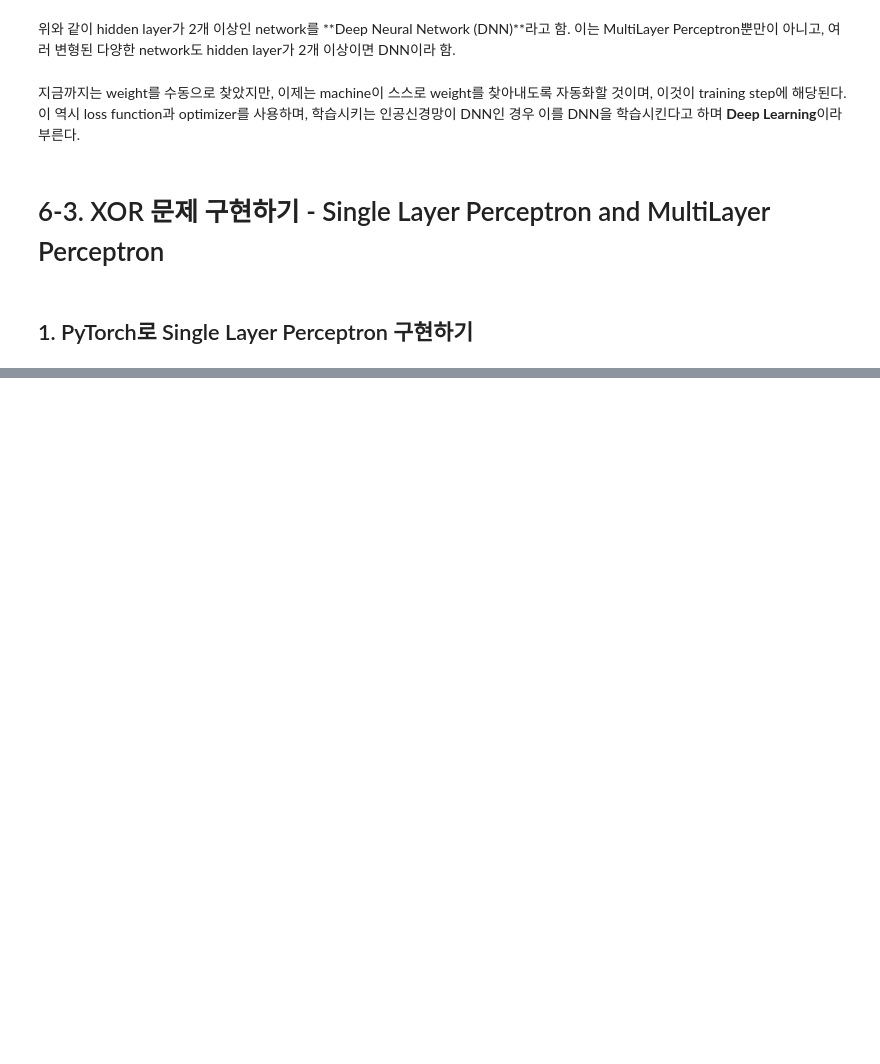
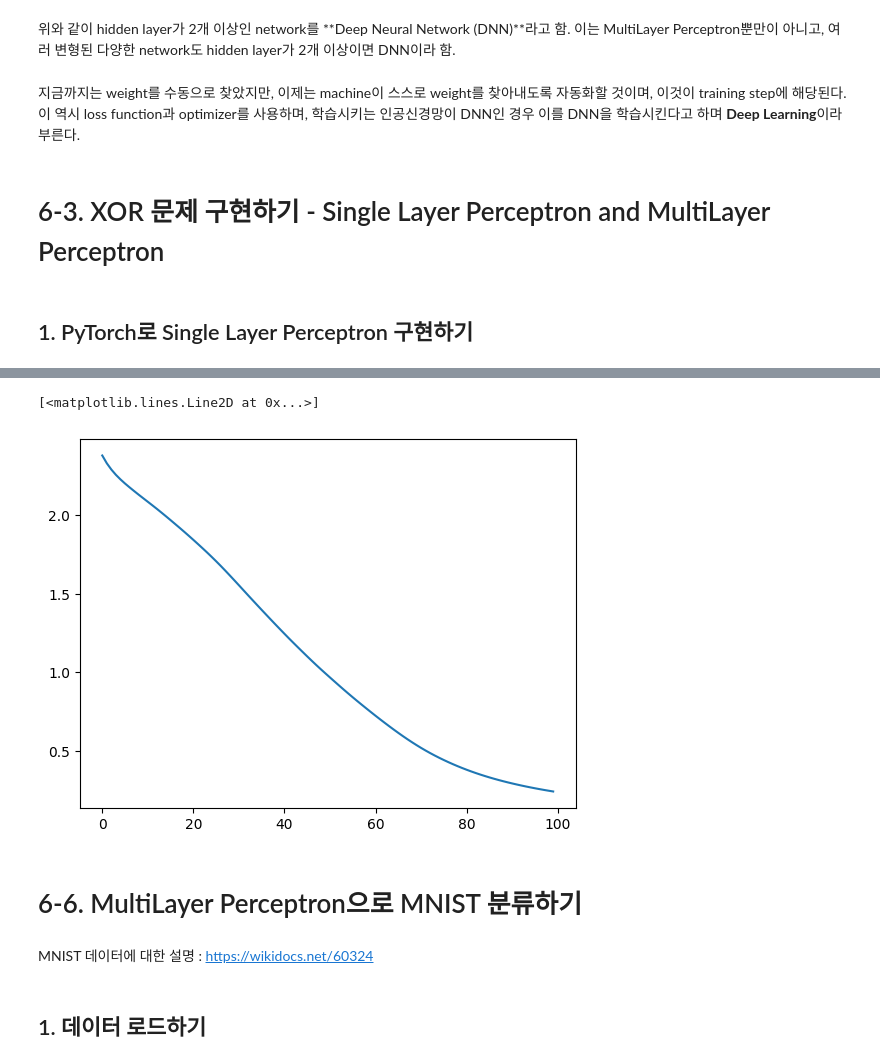
Before and after one commit to WoojinCho-Ryan/Studying-Pytorch, a Jupyter notebook: 6_Artificial_Neural_Network.ipynb, the cells around one changed output, grey strips where cells are left out. Drawn from its saved outputs; the diff is of its cells as text; code cells hidden in the pictures; blank space fills up the shorter version.

```diff
--- a/6_Artificial_Neural_Network.ipynb
+++ b/6_Artificial_Neural_Network.ipynb
@@ -279,0 +542,23 @@ if device == 'cuda':
+# %%
+loss_fn = nn.CrossEntropyLoss()
+# %%
+optimizer = optim.Adam(model.parameters()) # Adam
+# %%
+losses = []
+# %%
+# 총 100번의 에포크 동안 모델 학습
+for epoch in range(100):
+  optimizer.zero_grad()      # 옵티마이저의 기울기 초기화
+  y_pred = model(X)          # 순전파 연산으로 예측값 계산
+  loss = loss_fn(y_pred, Y)  # 손실 함수로 비용 계산
+  loss.backward()            # 역전파 연산으로 기울기 계산
+  optimizer.step()           # 옵티마이저를 통해 파라미터 업데이트
+
+  # 10번째 에포크마다 현재 에포크와 손실 값 출력
+  if epoch % 10 == 0:
+    print('Epoch {:4d}/{} Cost: {:.6f}'.format(
+            epoch, 100, loss.item()
+        ))
+
+  # 손실 값을 리스트에 추가하여 추적
+  losses.append(loss.item())
@@ -279,0 +576,11 @@ if device == 'cuda':
+# %%
+plt.plot(losses)
+# %% [output]
+[<matplotlib.lines.Line2D at 0x...>]
+[figure, added]
+# %% [markdown]
+# 6-6. MultiLayer Perceptron으로 MNIST 분류하기
+# %% [markdown]
+MNIST 데이터에 대한 설명 : https://wikidocs.net/60324
+# %% [markdown]
+## 1. 데이터 로드하기
```
Also changed, not shown: parts of 86 cells of this notebook.
